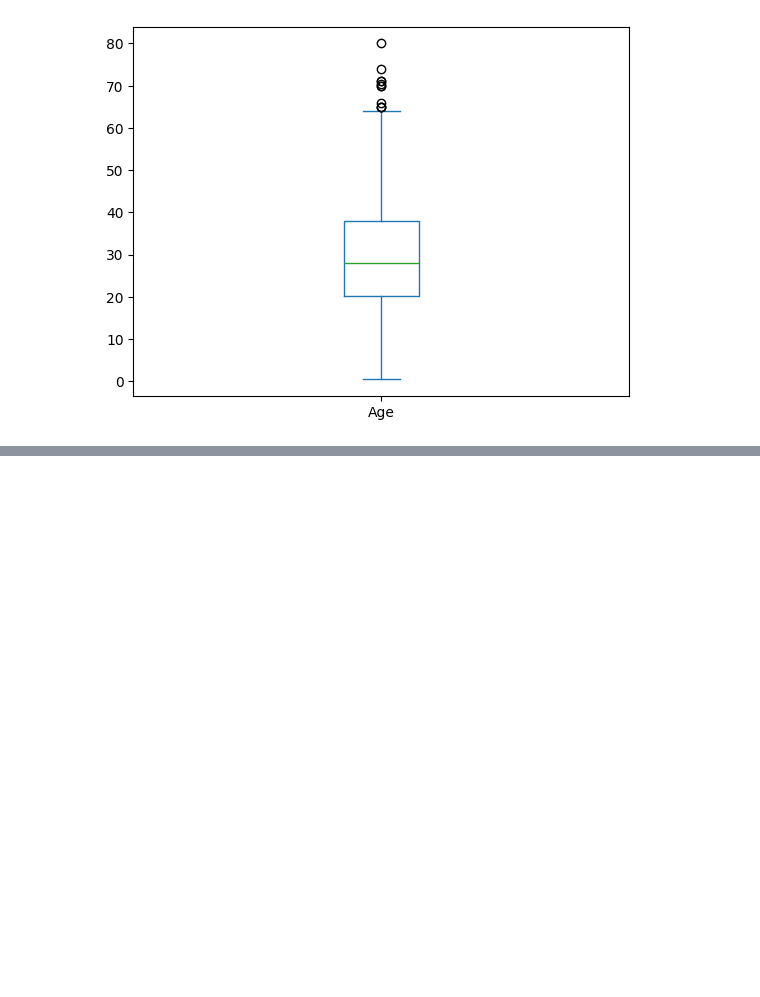
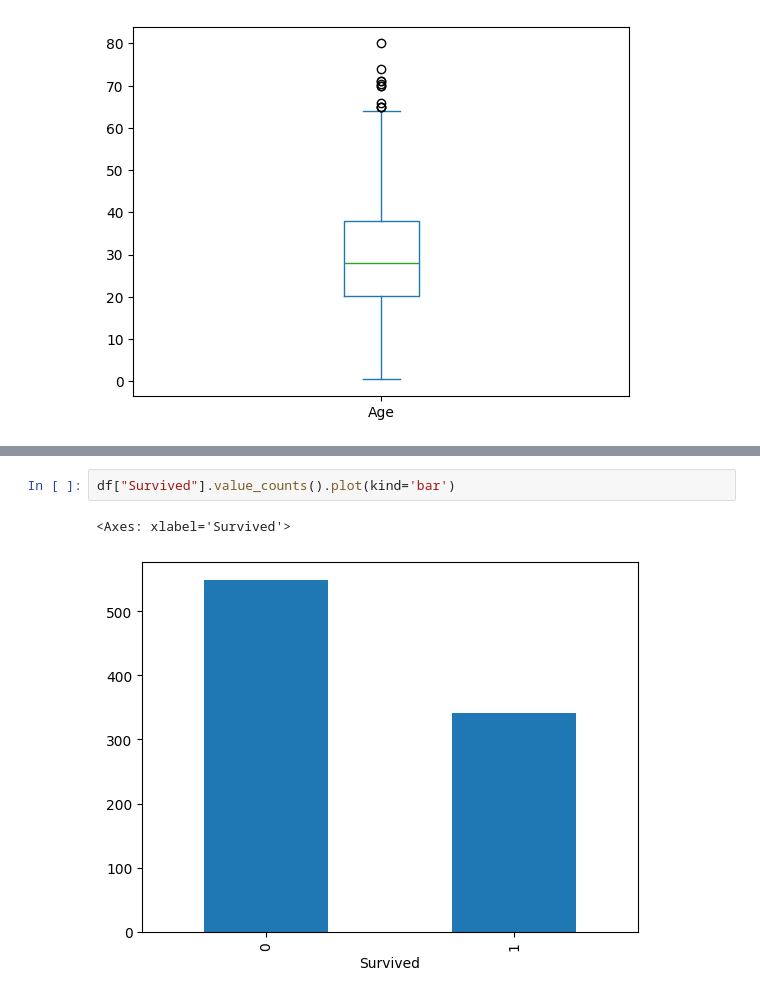
Before and after one commit to Misbahuddin111/Data-Analysis-process, a Jupyter notebook: 29 session EDA.ipynb, the cells around one changed output, grey strips where cells are left out. Drawn from its saved outputs; the diff is of its cells as text; blank space fills up the shorter version.

```diff
--- a/29 session EDA.ipynb
+++ b/29 session EDA.ipynb
@@ -74,0 +149,5 @@ df['Age'].plot(kind='box')
+# %%
+df["Survived"].value_counts().plot(kind='bar')
+# %% [output]
+<Axes: xlabel='Survived'>
+[figure, added]
```
Also changed, not shown: parts of 39 cells of this notebook, 2 other files.
